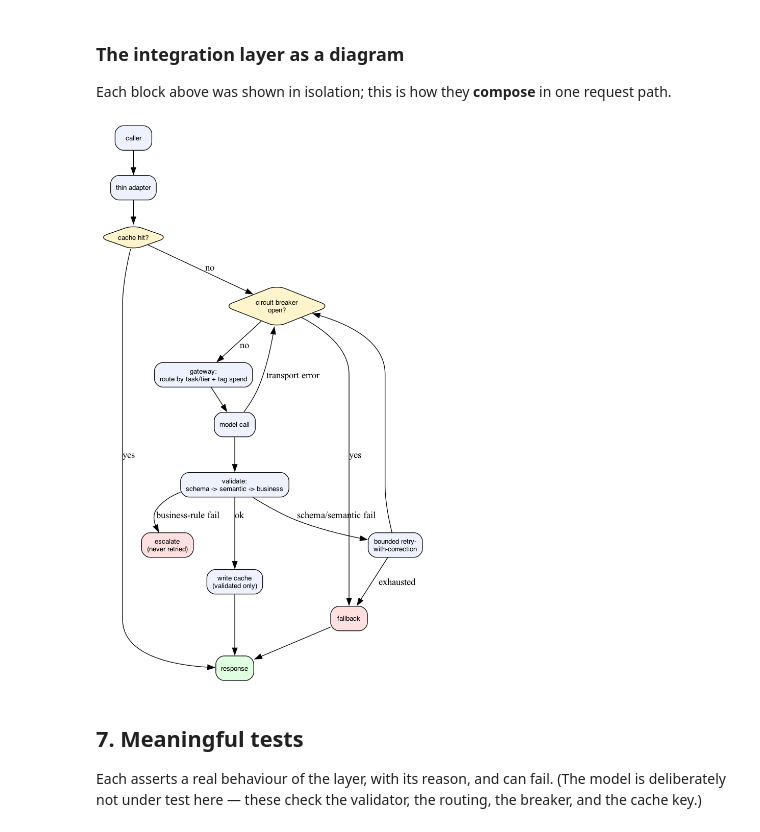
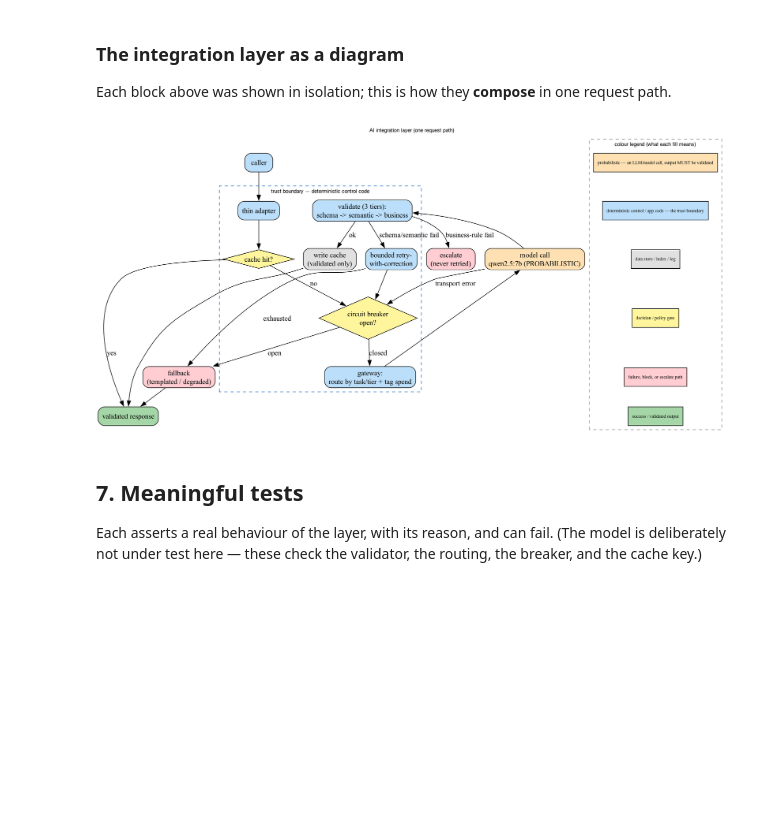
Before and after one commit to alexchilton/ai-architect-labs, a Jupyter notebook: notebooks/nb04_integration.ipynb, the cells around one changed output. Cells and saved outputs as stored; diff of their text form; code cells hidden in the pictures; blank space fills up the shorter version.

```diff
--- a/notebooks/nb04_integration.ipynb
+++ b/notebooks/nb04_integration.ipynb
@@ -283,27 +283,35 @@ Each block above was shown in isolation; this is how they **compose** in one req
 # %%
 from graphviz import Digraph
 from IPython.display import Image, display
-g = Digraph(); g.attr(rankdir="TB", fontname="Helvetica")
-g.attr("node", shape="box", style="rounded,filled", fillcolor="#eef2ff", fontname="Helvetica", fontsize="10")
-dec = {"shape":"diamond", "fillcolor":"#fff4cc"}
-g.node("app","caller"); g.node("adapter","thin adapter")
-g.node("hit","cache hit?", **dec); g.node("br","circuit breaker\nopen?", **dec)
-g.node("gw","gateway:\nroute by task/tier + tag spend"); g.node("model","model call")
-g.node("val","validate:\nschema -> semantic -> business")
-g.node("retry","bounded retry-\nwith-correction"); g.node("esc","escalate\n(never retried)", fillcolor="#ffe0e0")
-g.node("cache","write cache\n(validated only)"); g.node("fb","fallback", fillcolor="#ffe0e0")
-g.node("out","response", fillcolor="#e0ffe0")
+from arch_kit import dnode, diagram_legend
+g = Digraph(); g.attr(rankdir="TB", fontname="Helvetica", fontsize="10", labelloc="t",
+                      label="AI integration layer (one request path)")
+dnode(g,"app","caller","control")
+with g.subgraph(name="cluster_tb") as c:
+    c.attr(label="trust boundary — deterministic control code", style="dashed", color="#1565c0", fontsize="10")
+    dnode(c,"adapter","thin adapter","control")
+    dnode(c,"hit","cache hit?","gate")
+    dnode(c,"br","circuit breaker\nopen?","gate")
+    dnode(c,"gw","gateway:\nroute by task/tier + tag spend","control")
+    dnode(c,"val","validate (3 tiers):\nschema -> semantic -> business","control")
+    dnode(c,"retry","bounded retry-\nwith-correction","control")
+    dnode(c,"cache","write cache\n(validated only)","data")
+dnode(g,"model","model call\nqwen2.5:7b (PROBABILISTIC)","model")
+dnode(g,"esc","escalate\n(never retried)","fail")
+dnode(g,"fb","fallback\n(templated / degraded)","fail")
+dnode(g,"out","validated response","ok")
 g.edge("app","adapter"); g.edge("adapter","hit")
 g.edge("hit","out",label="yes"); g.edge("hit","br",label="no")
-g.edge("br","fb",label="yes"); g.edge("br","gw",label="no")
+g.edge("br","fb",label="open"); g.edge("br","gw",label="closed")
 g.edge("gw","model"); g.edge("model","br",label="transport error"); g.edge("model","val")
 g.edge("val","retry",label="schema/semantic fail"); g.edge("retry","br"); g.edge("retry","fb",label="exhausted")
 g.edge("val","esc",label="business-rule fail"); g.edge("val","cache",label="ok")
 g.edge("cache","out"); g.edge("fb","out")
+diagram_legend(g, ["model","control","data","gate","fail","ok"])
 try: display(Image(g.pipe(format="png")))
 except Exception as e: print("diagram render skipped (needs the graphviz 'dot' binary):", e)
 # %% [output]
-[figure, old version]
+[figure, new version]
 # %% [markdown]
 ## 7. Meaningful tests
 
```
Also changed, not shown: parts of 2 cells of this notebook, 6 other files.
